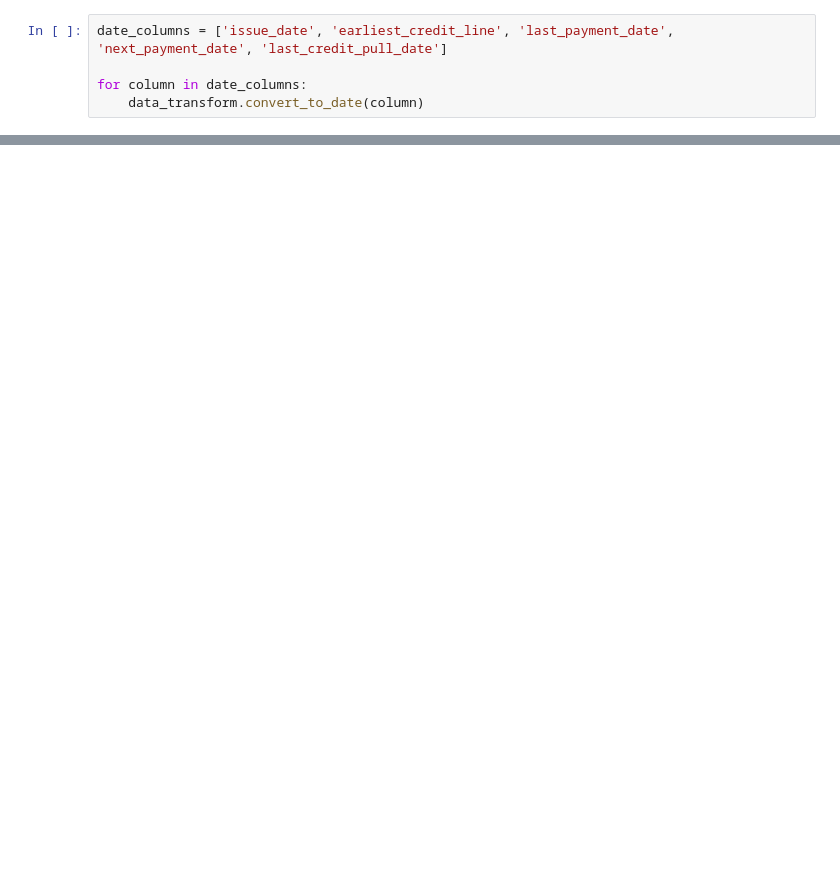
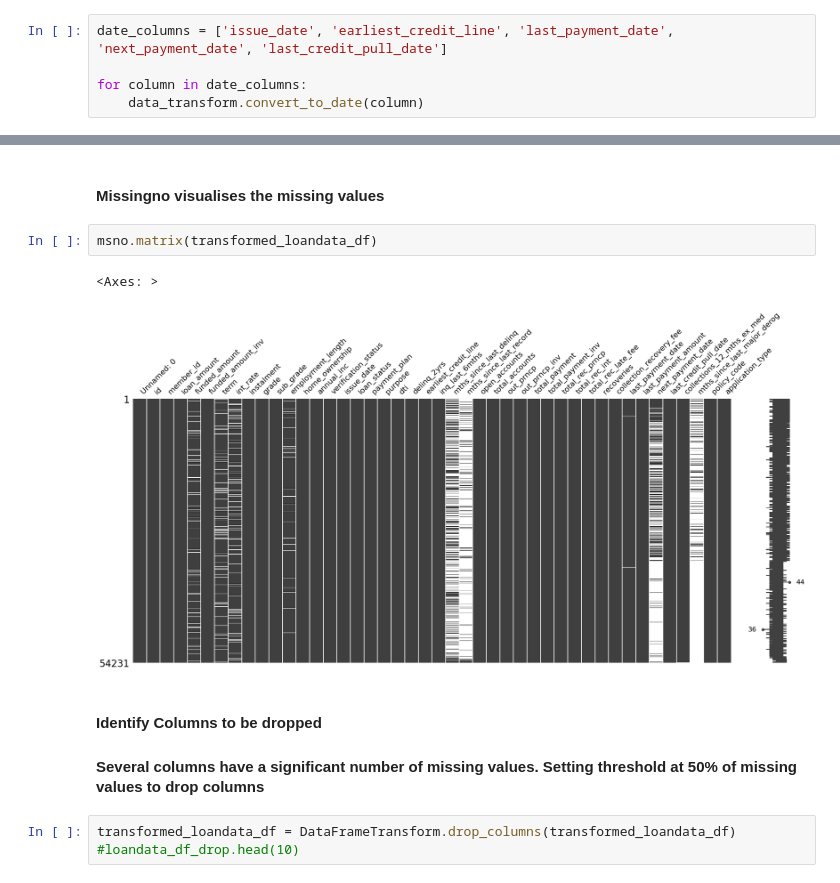
Before and after one commit to gordondms/exploratory-data-analysis---customer-loans-in-finance789, a Jupyter notebook: EDA.ipynb, the cells around one changed output, grey strips where cells are left out. Drawn from its saved outputs; the diff is of its cells as text; blank space fills up the shorter version.

```diff
--- a/EDA.ipynb
+++ b/EDA.ipynb
@@ -36,0 +170,13 @@ transformed_loandata_df = loandata_df.copy()
+# %% [markdown]
+#### Missingno visualises the missing values
+# %%
+msno.matrix(transformed_loandata_df)
+# %% [output]
+<Axes: >
+[figure, added]
+# %% [markdown]
+#### Identify Columns to be dropped
+#### Several columns have a significant number of missing values.  Setting threshold at 50% of missing values to drop columns
+# %%
+transformed_loandata_df = DataFrameTransform.drop_columns(transformed_loandata_df)
+#loandata_df_drop.head(10)
```
Also changed, not shown: parts of 37 cells of this notebook, 7 other files.
